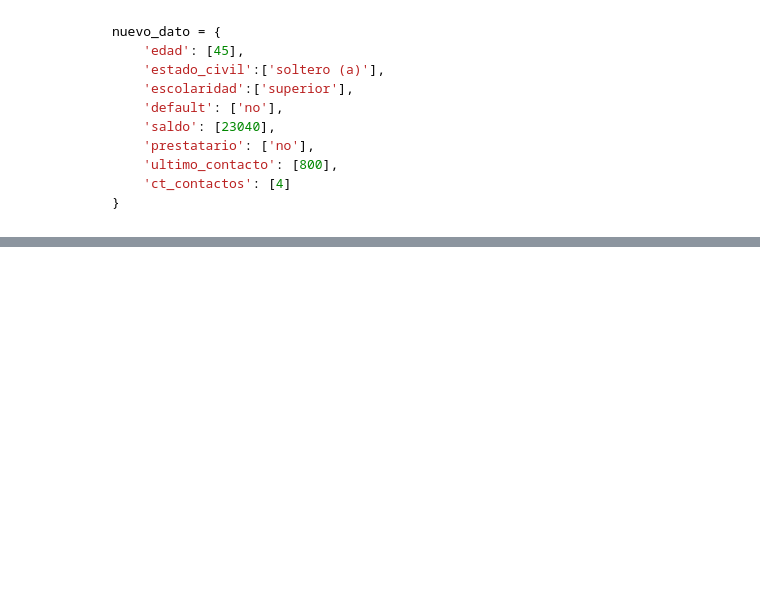
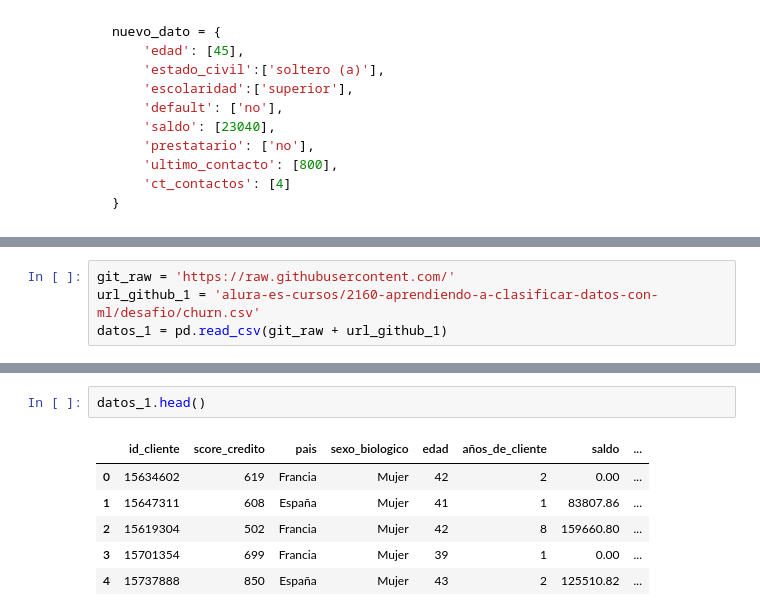
Before and after one commit to JCSR2022/Alura_Data_Science, a Jupyter notebook: Learning_to_Classify_Data_with_ML/Clasificacion_primeros_pasos.ipynb, the cells around one changed output, grey strips where cells are left out. Cells and saved outputs as stored; diff of their text form; blank space fills up the shorter version.

```diff
--- a/Learning_to_Classify_Data_with_ML/Clasificacion_primeros_pasos.ipynb
+++ b/Learning_to_Classify_Data_with_ML/Clasificacion_primeros_pasos.ipynb
@@ -137,0 +414,4 @@ nuevo_dato = {
+# %%
+git_raw = 'https://raw.githubusercontent.com/'
+url_github_1 = 'alura-es-cursos/2160-aprendiendo-a-clasificar-datos-con-ml/desafio/churn.csv'
+datos_1 = pd.read_csv(git_raw + url_github_1)
@@ -137,0 +440,9 @@ nuevo_dato = {
+# %%
+datos_1.head()
+# %% [output]
+|  | id_cliente | score_credito | pais | sexo_biologico | edad | años_de_cliente | saldo | ... |
+| 0 | 15634602 | 619 | Francia | Mujer | 42 | 2 | 0.00 | ... |
+| 1 | 15647311 | 608 | España | Mujer | 41 | 1 | 83807.86 | ... |
+| 2 | 15619304 | 502 | Francia | Mujer | 42 | 8 | 159660.80 | ... |
+| 3 | 15701354 | 699 | Francia | Mujer | 39 | 1 | 0.00 | ... |
+| 4 | 15737888 | 850 | España | Mujer | 43 | 2 | 125510.82 | ... |
```
Also changed, not shown: parts of 19 cells of this notebook.
